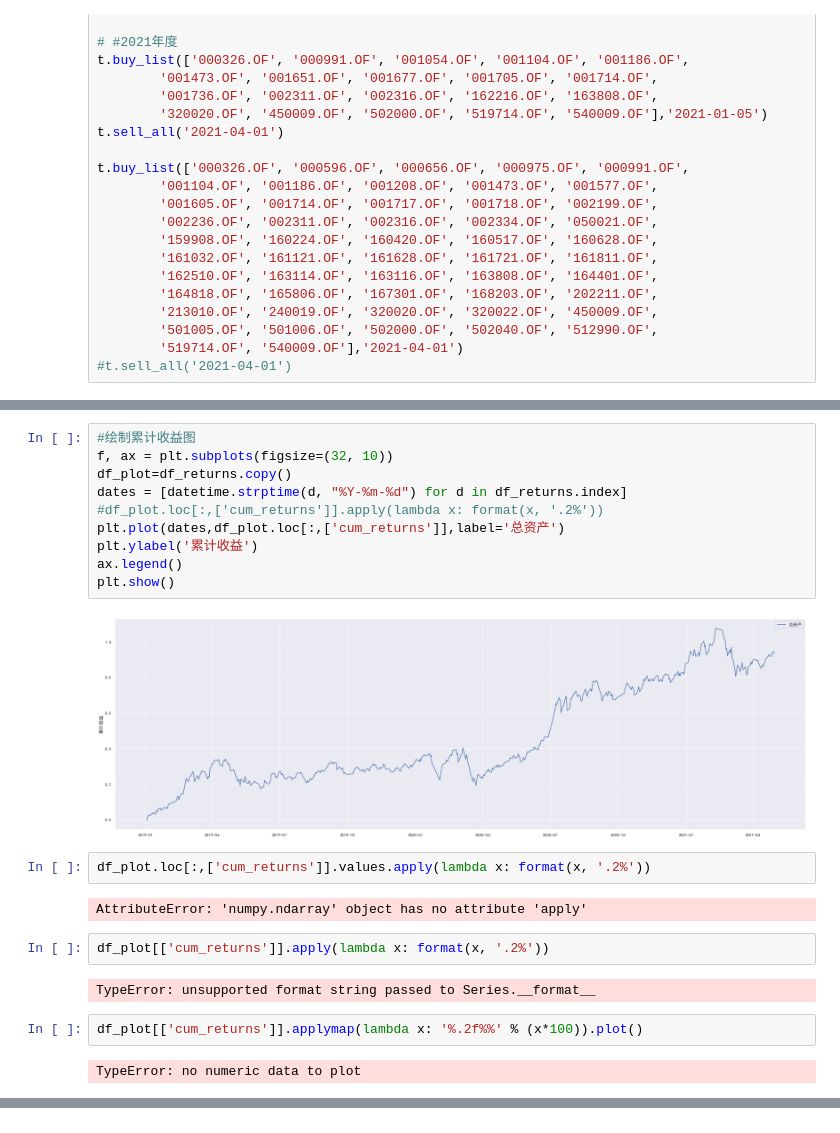
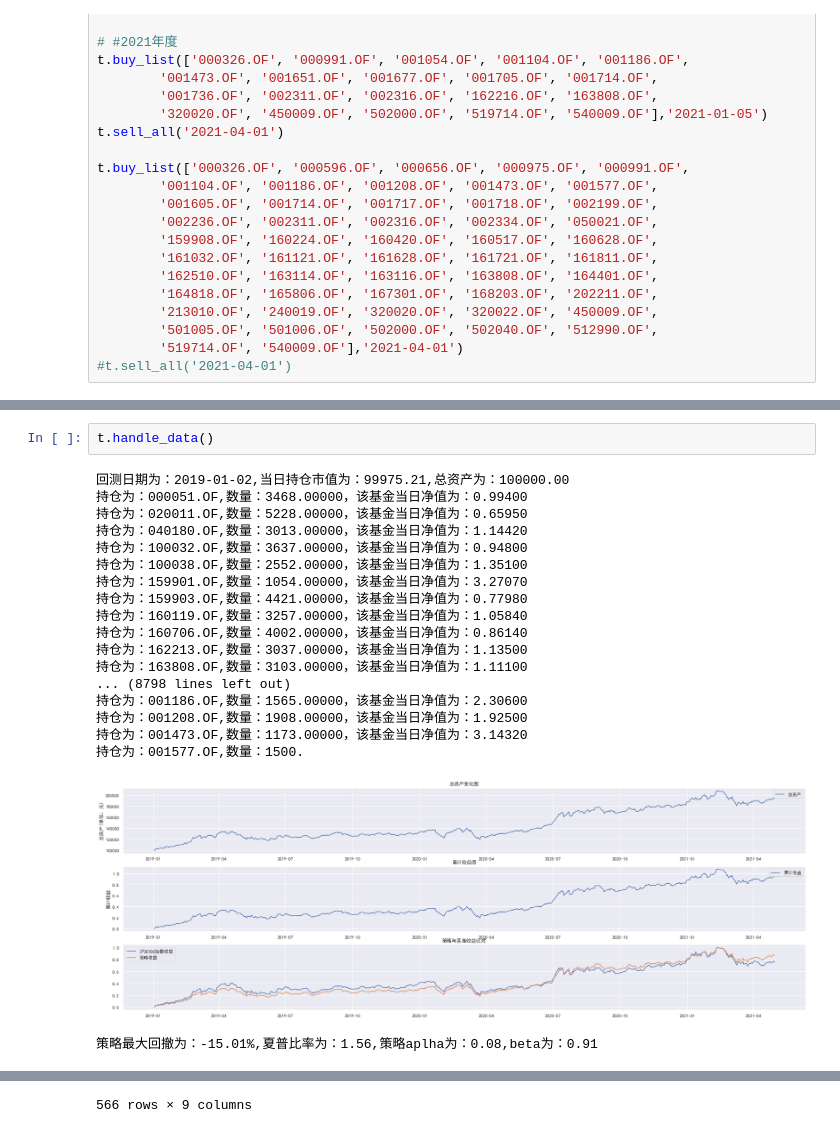
Before and after one commit to hyang1985/openFund-backtest, a Jupyter notebook: 开放式基金回测——每季度买入万得5星评级基金.ipynb, the cells around one changed output, grey strips where cells are left out. Drawn from its saved outputs; the diff is of its cells as text.

```diff
--- a/开放式基金回测——每季度买入万得5星评级基金.ipynb
+++ b/开放式基金回测——每季度买入万得5星评级基金.ipynb
@@ -127,24 +80,22 @@ plt.show()
-# %%
-#绘制累计收益图
-f, ax = plt.subplots(figsize=(32, 10))
-df_plot=df_returns.copy()
-dates = [datetime.strptime(d, "%Y-%m-%d") for d in df_returns.index]
-#df_plot.loc[:,['cum_returns']].apply(lambda x: format(x, '.2%'))
-plt.plot(dates,df_plot.loc[:,['cum_returns']],label='总资产')
-plt.ylabel('累计收益')
-ax.legend()
-plt.show()
-# %% [output]
-[figure, removed]
-# %%
-df_plot.loc[:,['cum_returns']].values.apply(lambda x: format(x, '.2%'))
-# %% [output]
-AttributeError: 'numpy.ndarray' object has no attribute 'apply'
-# %%
-df_plot[['cum_returns']].apply(lambda x: format(x, '.2%'))
-# %% [output]
-TypeError: unsupported format string passed to Series.__format__
-# %%
-df_plot[['cum_returns']].applymap(lambda x: '%.2f%%' % (x*100)).plot()
-# %% [output]
-TypeError: no numeric data to plot
+# %%
+t.handle_data()
+# %% [output]
+回测日期为：2019-01-02,当日持仓市值为：99975.21,总资产为：100000.00
+持仓为：000051.OF,数量：3468.00000，该基金当日净值为：0.99400
+持仓为：020011.OF,数量：5228.00000，该基金当日净值为：0.65950
+持仓为：040180.OF,数量：3013.00000，该基金当日净值为：1.14420
+持仓为：100032.OF,数量：3637.00000，该基金当日净值为：0.94800
+持仓为：100038.OF,数量：2552.00000，该基金当日净值为：1.35100
+持仓为：159901.OF,数量：1054.00000，该基金当日净值为：3.27070
+持仓为：159903.OF,数量：4421.00000，该基金当日净值为：0.77980
+持仓为：160119.OF,数量：3257.00000，该基金当日净值为：1.05840
+持仓为：160706.OF,数量：4002.00000，该基金当日净值为：0.86140
+持仓为：162213.OF,数量：3037.00000，该基金当日净值为：1.13500
+持仓为：163808.OF,数量：3103.00000，该基金当日净值为：1.11100
+... (8798 lines left out)
+持仓为：001186.OF,数量：1565.00000，该基金当日净值为：2.30600
+持仓为：001208.OF,数量：1908.00000，该基金当日净值为：1.92500
+持仓为：001473.OF,数量：1173.00000，该基金当日净值为：3.14320
+持仓为：001577.OF,数量：1500.
+[figure, added]
+策略最大回撤为：-15.01%,夏普比率为：1.56,策略aplha为：0.08,beta为：0.91
@@ -150,0 +114 @@ TypeError: no numeric data to plot
+566 rows × 9 columns
```
Also changed, not shown: parts of 4 cells of this notebook, 2 other files.
